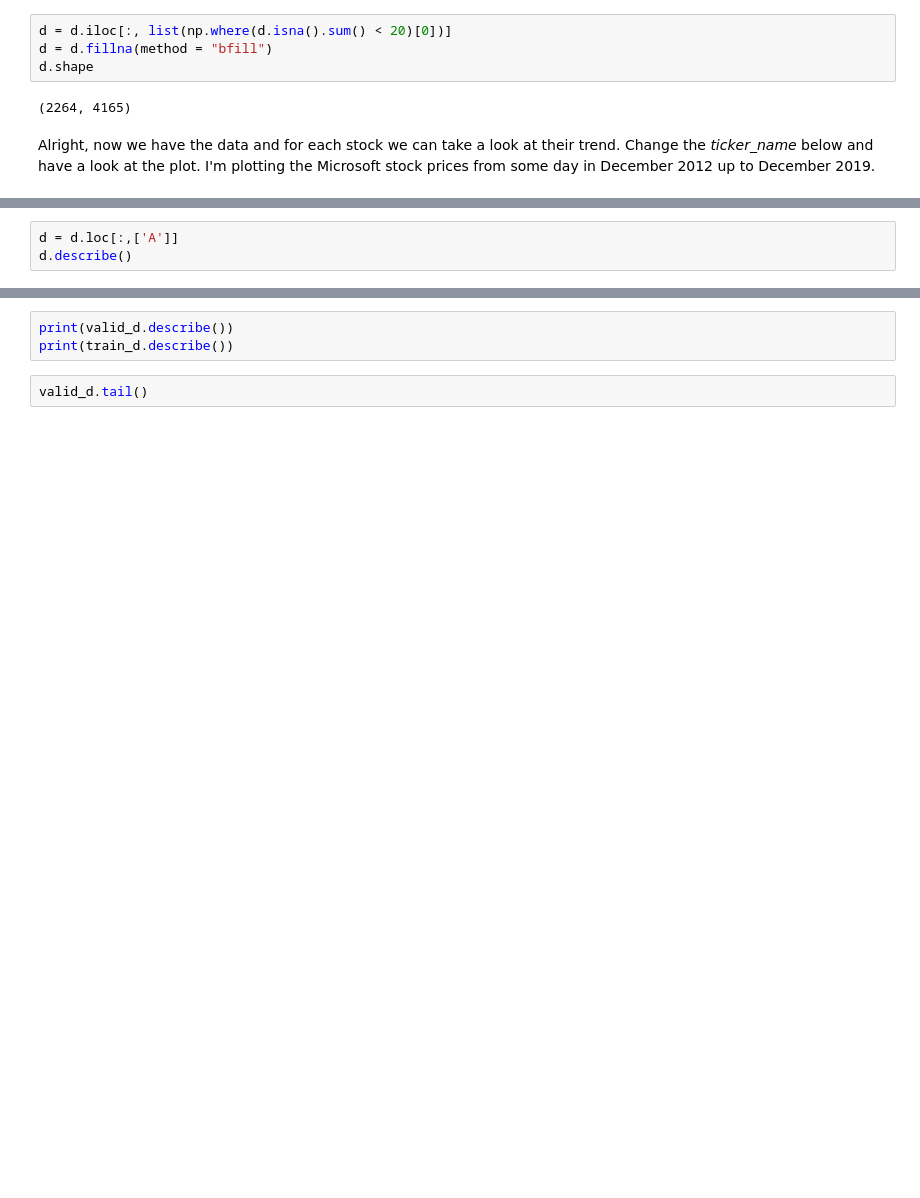
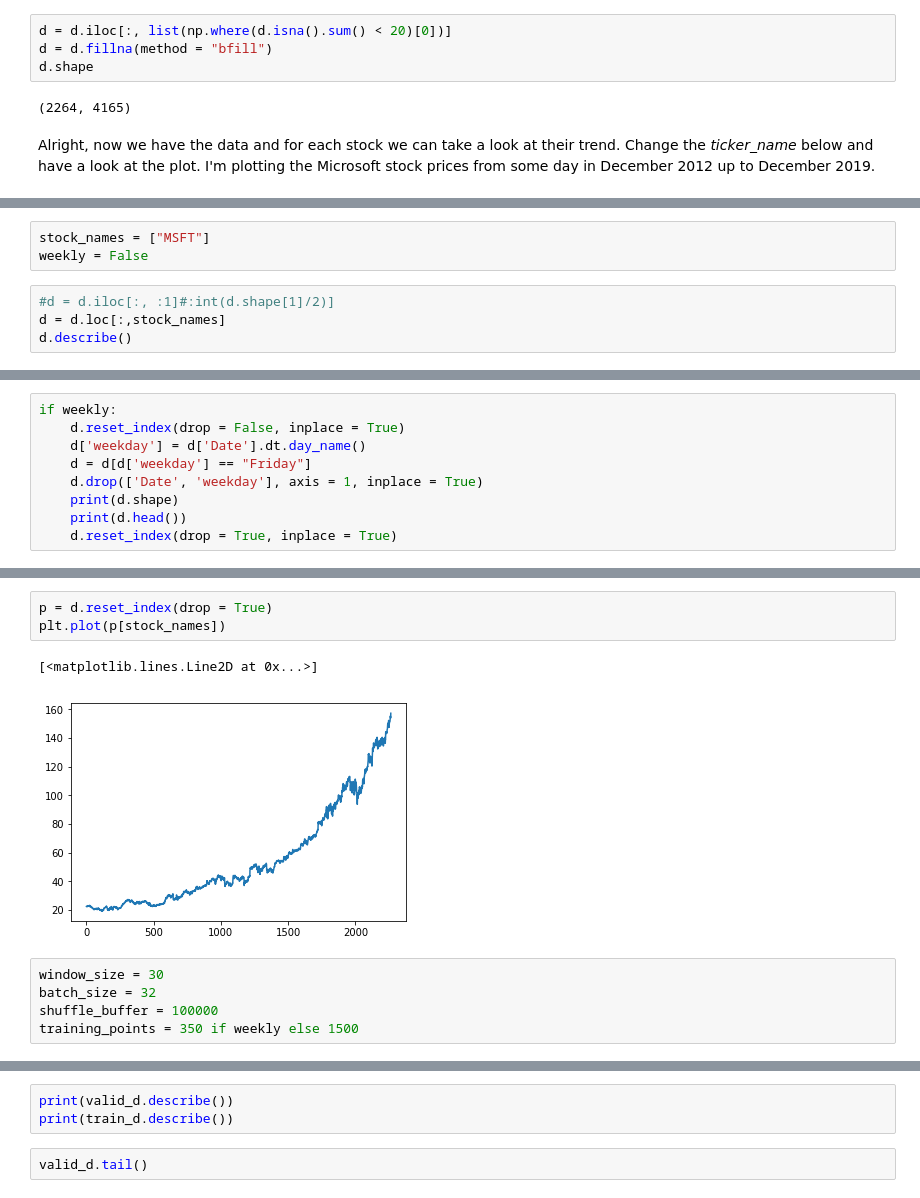
Before and after one commit to armenabnousi/smartr, a Jupyter notebook: smartr.ipynb, the cells around one changed output, grey strips where cells are left out. Cells and saved outputs as stored; diff of their text form; blank space fills up the shorter version.

```diff
--- a/smartr.ipynb
+++ b/smartr.ipynb
@@ -154,3 +82,0 @@ print(d.head())
-# %%
-d = d.loc[:,['A']]
-d.describe()
@@ -289,0 +98,7 @@ ValueError: Attempt to convert a value (<tensorflow.python.keras.layers.core.Den
+# %%
+stock_names = ["MSFT"]
+weekly = False
+# %%
+#d = d.iloc[:, :1]#:int(d.shape[1]/2)]
+d = d.loc[:,stock_names]
+d.describe()
@@ -289,0 +115,9 @@ ValueError: Attempt to convert a value (<tensorflow.python.keras.layers.core.Den
+# %%
+if weekly:
+    d.reset_index(drop = False, inplace = True)
+    d['weekday'] = d['Date'].dt.day_name()
+    d = d[d['weekday'] == "Friday"]
+    d.drop(['Date', 'weekday'], axis = 1, inplace = True)
+    print(d.shape)
+    print(d.head())
+    d.reset_index(drop = True, inplace = True)
@@ -289,0 +134,11 @@ ValueError: Attempt to convert a value (<tensorflow.python.keras.layers.core.Den
+# %%
+p = d.reset_index(drop = True)
+plt.plot(p[stock_names])
+# %% [output]
+[<matplotlib.lines.Line2D at 0x...>]
+[figure, added]
+# %%
+window_size = 30
+batch_size = 32
+shuffle_buffer = 100000
+training_points = 350 if weekly else 1500
```
Also changed, not shown: parts of 58 cells of this notebook.
